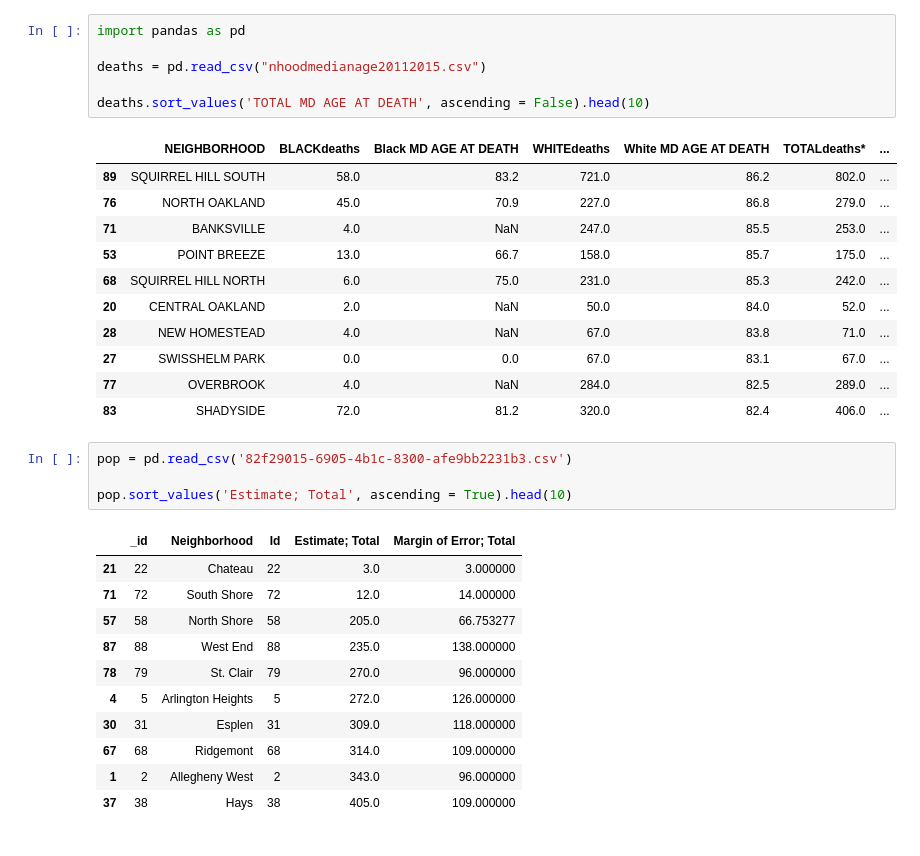
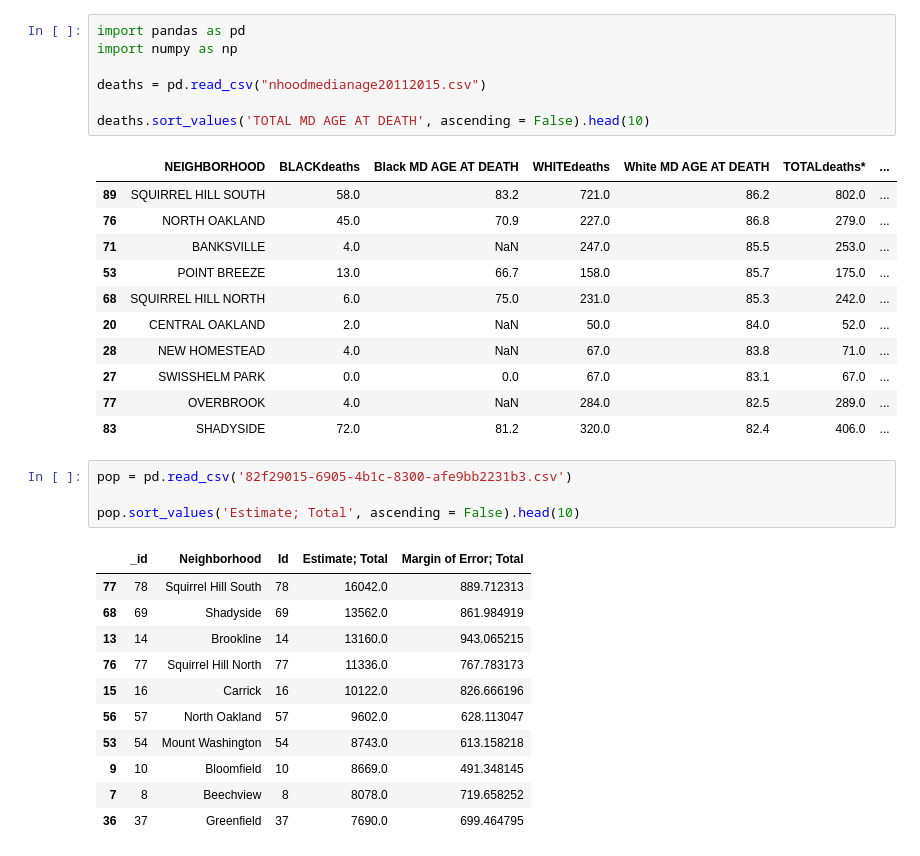
Before and after one commit to wpmPitt17/CMPINF-0010-Final-Project-Group15, a Jupyter notebook: wpm17Data.ipynb, the cells around one changed output. Drawn from its saved outputs; the diff is of its cells as text.

```diff
--- a/wpm17Data.ipynb
+++ b/wpm17Data.ipynb
@@ -1,5 +1,6 @@
 # %%
 import pandas as pd
+import numpy as np
 
 deaths = pd.read_csv("nhoodmedianage20112015.csv")
 
@@ -19,19 +20,19 @@ deaths.sort_values('TOTAL MD AGE AT DEATH', ascending = False).head(10)
 # %%
 pop = pd.read_csv('82f29015-6905-4b1c-8300-afe9bb2231b3.csv')
 
-pop.sort_values('Estimate; Total', ascending = True).head(10)
+pop.sort_values('Estimate; Total', ascending = False).head(10)
 # %% [output]
 |  | _id | Neighborhood | Id | Estimate; Total | Margin of Error; Total |
-| 21 | 22 | Chateau | 22 | 3.0 | 3.000000 |
-| 71 | 72 | South Shore | 72 | 12.0 | 14.000000 |
-| 57 | 58 | North Shore | 58 | 205.0 | 66.753277 |
-| 87 | 88 | West End | 88 | 235.0 | 138.000000 |
-| 78 | 79 | St. Clair | 79 | 270.0 | 96.000000 |
-| 4 | 5 | Arlington Heights | 5 | 272.0 | 126.000000 |
-| 30 | 31 | Esplen | 31 | 309.0 | 118.000000 |
-| 67 | 68 | Ridgemont | 68 | 314.0 | 109.000000 |
-| 1 | 2 | Allegheny West | 2 | 343.0 | 96.000000 |
-| 37 | 38 | Hays | 38 | 405.0 | 109.000000 |
+| 77 | 78 | Squirrel Hill South | 78 | 16042.0 | 889.712313 |
+| 68 | 69 | Shadyside | 69 | 13562.0 | 861.984919 |
+| 13 | 14 | Brookline | 14 | 13160.0 | 943.065215 |
+| 76 | 77 | Squirrel Hill North | 77 | 11336.0 | 767.783173 |
+| 15 | 16 | Carrick | 16 | 10122.0 | 826.666196 |
+| 56 | 57 | North Oakland | 57 | 9602.0 | 628.113047 |
+| 53 | 54 | Mount Washington | 54 | 8743.0 | 613.158218 |
+| 9 | 10 | Bloomfield | 10 | 8669.0 | 491.348145 |
+| 7 | 8 | Beechview | 8 | 8078.0 | 719.658252 |
+| 36 | 37 | Greenfield | 37 | 7690.0 | 699.464795 |
 # %%
 neighborhoods = {}
 
```
Also changed, not shown: parts of 2 cells of this notebook, 2 other files.
